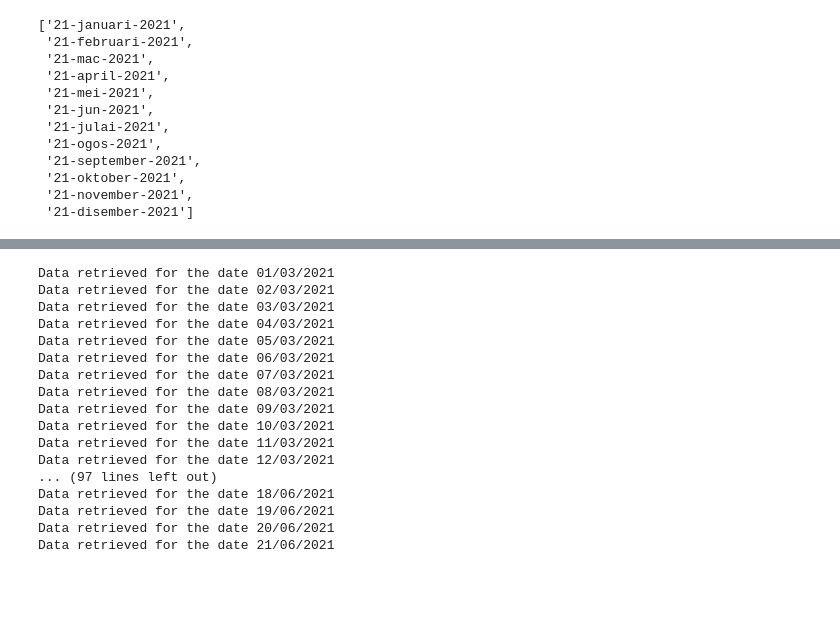
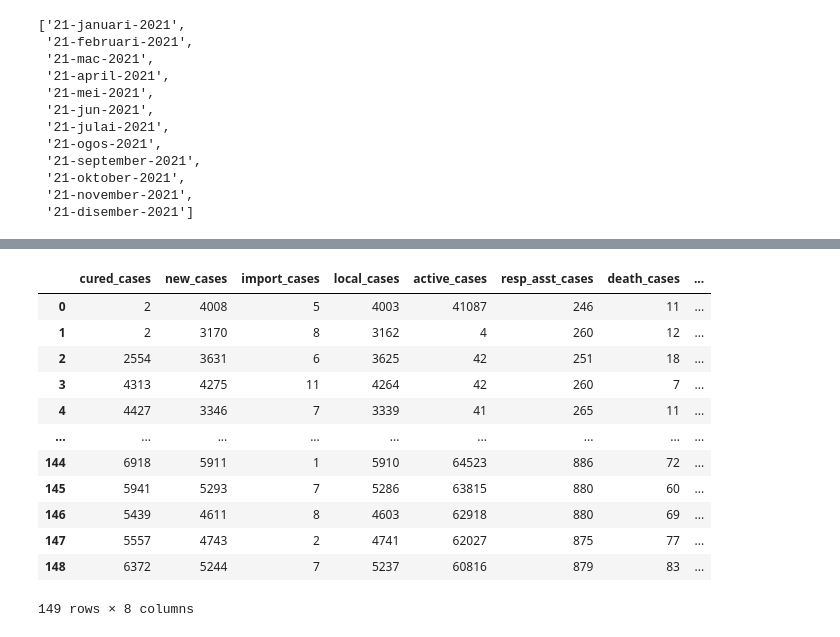
Before and after one commit to mcpenguin/malaysia-covid, a Jupyter notebook: testing.ipynb, the cells around one changed output, grey strips where cells are left out. Saved outputs shown, nothing was run; the diff lists cells and outputs as text; code cells hidden in the pictures; blank space fills up the shorter version.

Commit message:
fetched most covid data from > 20 jan 2021

```diff
--- a/testing.ipynb
+++ b/testing.ipynb
@@ -158,5 +138,8 @@ month_dict = [
 def parseDate(day, month, year):
     return datetime.date(int(year), int(list(map(lambda m: m.title(), month_dict)).index(month))+1, int(day))
 
+# def convertDate(date):
+#     return date.strftime("%d-{}-%Y".format(month_dict[int(date.strftime("%m"))-1]).title())
+
 def convertDate(date):
-    return date.strftime("%d-{}-%Y".format(month_dict[int(date.strftime("%m"))-1]).title())
+    return date.strftime("%#d-{}-%Y".format(month_dict[int(date.strftime("%m"))-1]))
@@ -269,7 +251,7 @@ vtt_map = {
 # can do formatting on this later
 def makeURL(date):
     return "https://kpkesihatan.com/{}/kenyataan-akhbar-kpk-{}-situasi-semasa-jangkitan-penyakit-coronavirus-2019-covid-19-di-malaysia/".format(
-        date.strftime("%d/%m/%Y"),
+        date.strftime("%#d/%#m/%Y"),
         convertDate(date)
     )
 # %%
@@ -279,6 +261,6 @@ makeURL(datetime.datetime(2021, 6, 21))
 # %%
 # Create soup specifically for the response content
-soup_cases = BeautifulSoup(str(result[1]), 'html.parser')
+# soup_cases = BeautifulSoup(str(result[1]), 'html.parser')
 # Create variable to (Malay) text mapping
 vtt_map = {
     'cured_cases': 'Kes sembuh',
@@ -288,8 +270,8 @@ vtt_map = {
     'active_cases': 'Kes aktif',
     'resp_asst_cases': 'Kes yang memerlukan rawatan',
     'death_cases': 'Kes kematian',
-    'number_of_clusters': 'Jumlah kluster',
-    'number_of_new_clusters': 'Jumlah kluster baharu',
-    'number_of_expired_clusters': 'Jumlah kluster yang telah tamat',
-    'number_of_active_clusters': 'Jumlah kluster aktif'
+    # 'number_of_clusters': 'Jumlah kluster',
+    # 'number_of_new_clusters': 'Jumlah kluster baharu',
+    # 'number_of_expired_clusters': 'Jumlah kluster yang telah tamat',
+    # 'number_of_active_clusters': 'Jumlah kluster aktif'
 }
@@ -382,13 +349,15 @@ get_data(datetime.date(2021, 4, 21))
 # %%
-print("hello")
-# iterate over Jan 2021 (for now)
-# start_date = datetime.date(2021, 1, 1)
-# end_date = datetime.date(2021, 6, 21)
-# for dt in rrule(DAILY, dtstart=start_date, until=end_date)
-#     try {
-#         dataset.append(get_data(dt))
-#         print("Data retrieved for the date {}".format(dt.strftime("%d/%m/%Y")))
-#     } catch (e) {
-#         print("Unable to retrieve data for the date {}".format(dt.strftime("%d/%m/%Y"))
-#     }
+# insert data from march onwards into dataset
+dataset = []
+start_date = datetime.date(2021, 1, 1)
+end_date = datetime.date.today()
+failed_dates = []
+
+for dt in rrule(DAILY, dtstart=start_date, until=end_date):
+    try:
+        dataset.append(get_data(dt))
+        print("Data retrieved for the date {}".format(dt.strftime("%d/%m/%Y")))
+    except:
+        print("Unable to retrieve data for the date {}".format(dt.strftime("%d/%m/%Y")))
+        failed_dates.append(dt)
 # %% [output]
@@ -407,20 +380,0 @@ print("hello")
-# %%
-get_data(datetime.date(2021, 3, 17))
-# %% [output]
-Data retrieved for the date 01/03/2021
-Data retrieved for the date 02/03/2021
-Data retrieved for the date 03/03/2021
-Data retrieved for the date 04/03/2021
-Data retrieved for the date 05/03/2021
-Data retrieved for the date 06/03/2021
-Data retrieved for the date 07/03/2021
-Data retrieved for the date 08/03/2021
-Data retrieved for the date 09/03/2021
-Data retrieved for the date 10/03/2021
-Data retrieved for the date 11/03/2021
-Data retrieved for the date 12/03/2021
-... (97 lines left out)
-Data retrieved for the date 18/06/2021
-Data retrieved for the date 19/06/2021
-Data retrieved for the date 20/06/2021
-Data retrieved for the date 21/06/2021
@@ -439,4 +381,18 @@ for dt in rrule(DAILY, dtstart=start_date, until=end_date):
 # %%
 # export data to csv
 df = pd.DataFrame(dataset)
-df.to_csv(r'covid_data.csv')
+df
+# %% [output]
+|  | cured_cases | new_cases | import_cases | local_cases | active_cases | resp_asst_cases | death_cases | ... |
+| 0 | 2 | 4008 | 5 | 4003 | 41087 | 246 | 11 | ... |
+| 1 | 2 | 3170 | 8 | 3162 | 4 | 260 | 12 | ... |
+| 2 | 2554 | 3631 | 6 | 3625 | 42 | 251 | 18 | ... |
+| 3 | 4313 | 4275 | 11 | 4264 | 42 | 260 | 7 | ... |
+| 4 | 4427 | 3346 | 7 | 3339 | 41 | 265 | 11 | ... |
+| ... | ... | ... | ... | ... | ... | ... | ... | ... |
+| 144 | 6918 | 5911 | 1 | 5910 | 64523 | 886 | 72 | ... |
+| 145 | 5941 | 5293 | 7 | 5286 | 63815 | 880 | 60 | ... |
+| 146 | 5439 | 4611 | 8 | 4603 | 62918 | 880 | 69 | ... |
+| 147 | 5557 | 4743 | 2 | 4741 | 62027 | 875 | 77 | ... |
+| 148 | 6372 | 5244 | 7 | 5237 | 60816 | 879 | 83 | ... |
+149 rows × 8 columns
```
Also changed, not shown: parts of 20 cells of this notebook, 2 other files.
